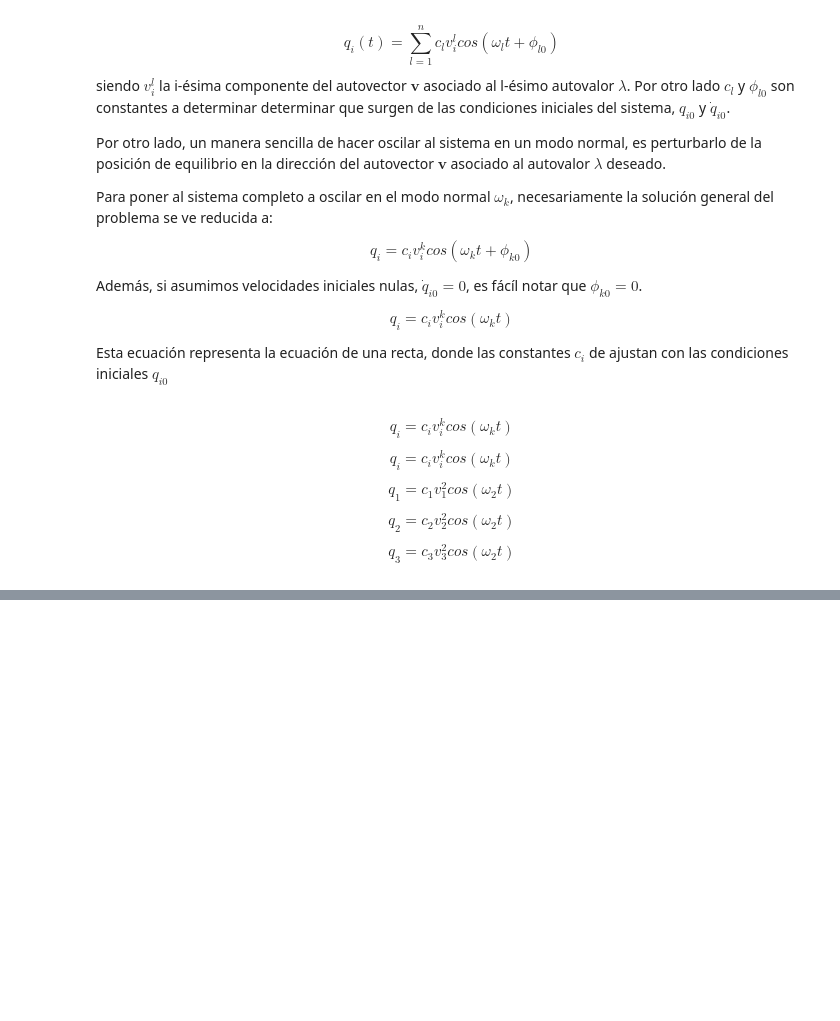
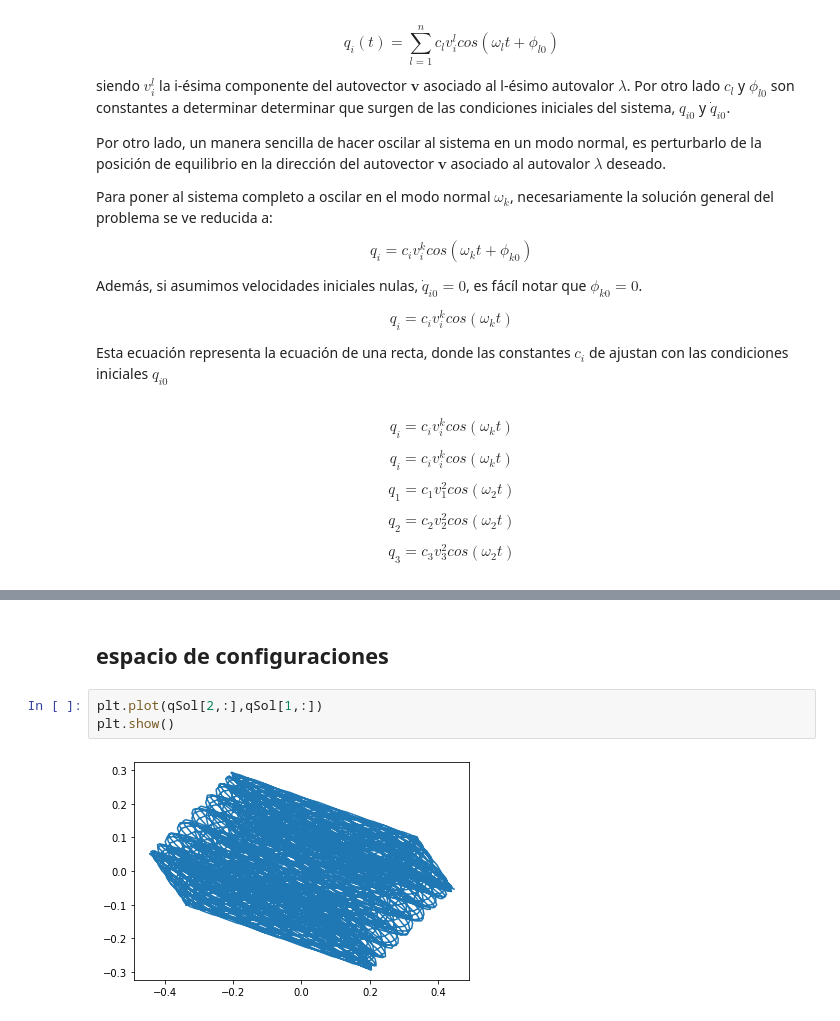
Before and after one commit to nbioccafi/mecrac-ipynb, a Jupyter notebook: sistemasAcoplados-01/sympyTest.ipynb, the cells around one changed output, grey strips where cells are left out. Saved outputs shown, nothing was run; the diff lists cells and outputs as text; blank space fills up the shorter version.

Commit message:
WiP: agrega solucion general con acoplamiento. ecuaciones horarias y espacio de configuraciones

```diff
--- a/sistemasAcoplados-01/sympyTest.ipynb
+++ b/sistemasAcoplados-01/sympyTest.ipynb
@@ -300,3 +323,10 @@ array([0., 0., 0.])
+# %% [markdown]
+## espacio de configuraciones
+# %%
+plt.plot(qSol[2,:],qSol[1,:])
+plt.show()
+# %% [output]
+[figure, added]
 # %%
 # cálculo autovalores
 q10 = symbols('q_{10}', real = True)
```
Also changed, not shown: parts of 10 cells of this notebook.
